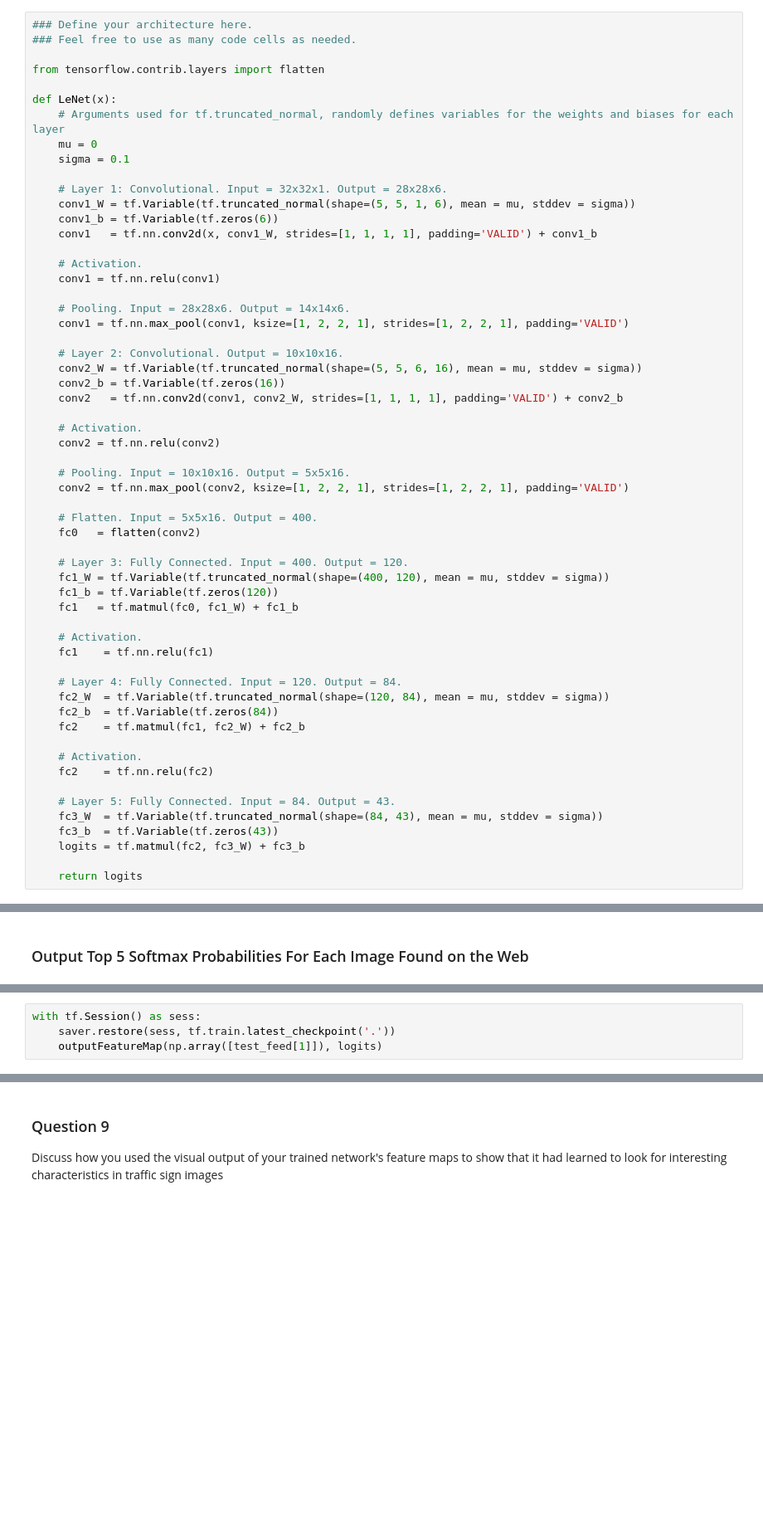
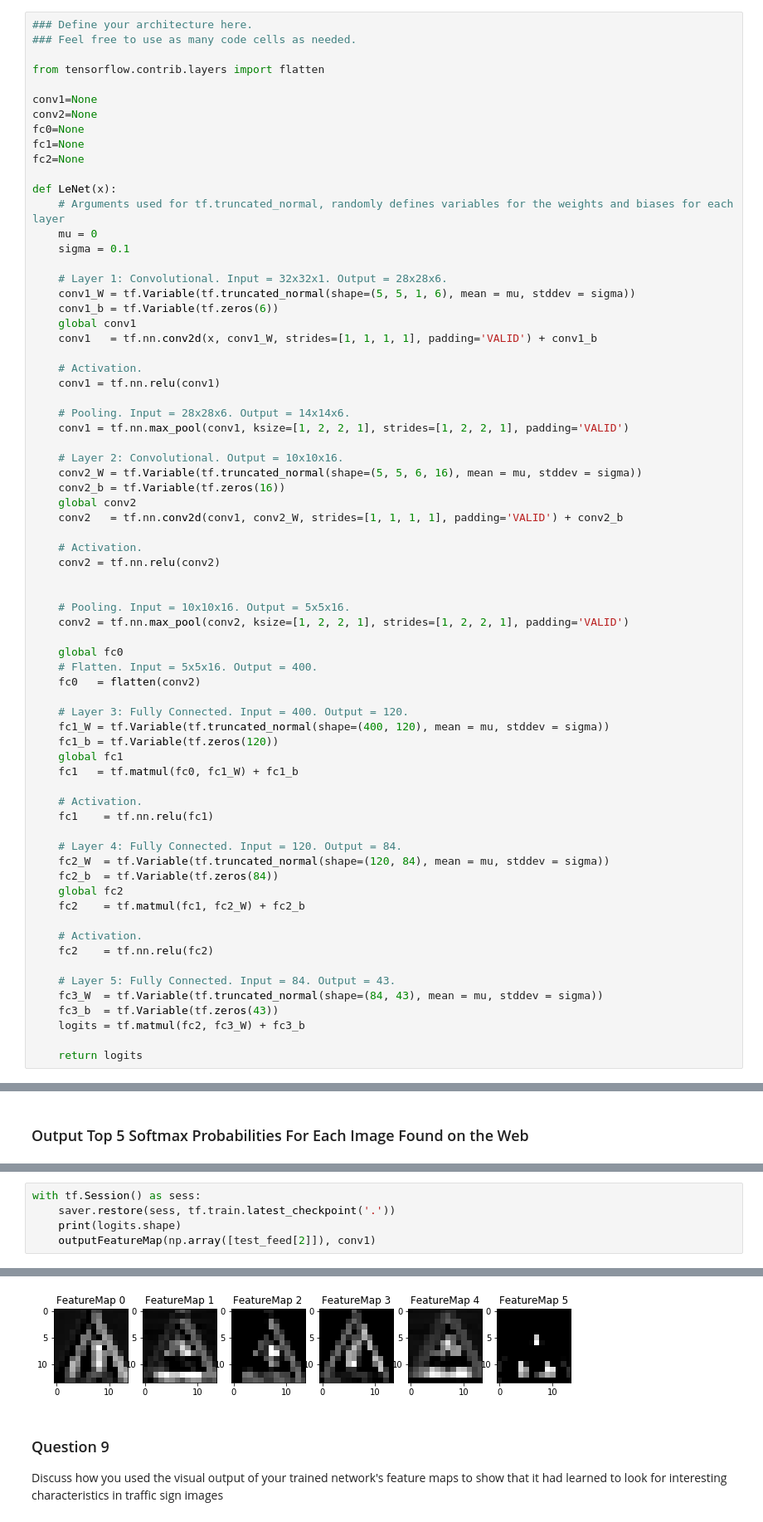
Before and after one commit to msaadnawaz/CarND, a Jupyter notebook: CarND-Traffic-Sign-Classifier-Project/Traffic_Sign_Classifier.ipynb, the cells around one changed output, grey strips where cells are left out. Shown: that part at 83% size. Saved outputs shown, nothing was run; the diff lists cells and outputs as text; blank space fills up the shorter version.

```diff
--- a/CarND-Traffic-Sign-Classifier-Project/Traffic_Sign_Classifier.ipynb
+++ b/CarND-Traffic-Sign-Classifier-Project/Traffic_Sign_Classifier.ipynb
@@ -200,6 +200,12 @@ BATCH_SIZE = 64
 ### Feel free to use as many code cells as needed.
 
 from tensorflow.contrib.layers import flatten
+
+conv1=None
+conv2=None
+fc0=None
+fc1=None
+fc2=None
 
 def LeNet(x):
     # Arguments used for tf.truncated_normal, randomly defines variables for the weights and biases for each layer
@@ -209,6 +215,7 @@ def LeNet(x):
     # Layer 1: Convolutional. Input = 32x32x1. Output = 28x28x6.
     conv1_W = tf.Variable(tf.truncated_normal(shape=(5, 5, 1, 6), mean = mu, stddev = sigma))
     conv1_b = tf.Variable(tf.zeros(6))
+    global conv1
     conv1   = tf.nn.conv2d(x, conv1_W, strides=[1, 1, 1, 1], padding='VALID') + conv1_b
 
     # Activation.
@@ -220,20 +227,24 @@ def LeNet(x):
     # Layer 2: Convolutional. Output = 10x10x16.
     conv2_W = tf.Variable(tf.truncated_normal(shape=(5, 5, 6, 16), mean = mu, stddev = sigma))
     conv2_b = tf.Variable(tf.zeros(16))
+    global conv2
     conv2   = tf.nn.conv2d(conv1, conv2_W, strides=[1, 1, 1, 1], padding='VALID') + conv2_b
 
     # Activation.
     conv2 = tf.nn.relu(conv2)
 
+
     # Pooling. Input = 10x10x16. Output = 5x5x16.
     conv2 = tf.nn.max_pool(conv2, ksize=[1, 2, 2, 1], strides=[1, 2, 2, 1], padding='VALID')
 
+    global fc0
     # Flatten. Input = 5x5x16. Output = 400.
     fc0   = flatten(conv2)
 
     # Layer 3: Fully Connected. Input = 400. Output = 120.
     fc1_W = tf.Variable(tf.truncated_normal(shape=(400, 120), mean = mu, stddev = sigma))
     fc1_b = tf.Variable(tf.zeros(120))
+    global fc1
     fc1   = tf.matmul(fc0, fc1_W) + fc1_b
 
     # Activation.
@@ -242,6 +253,7 @@ def LeNet(x):
     # Layer 4: Fully Connected. Input = 120. Output = 84.
     fc2_W  = tf.Variable(tf.truncated_normal(shape=(120, 84), mean = mu, stddev = sigma))
     fc2_b  = tf.Variable(tf.zeros(84))
+    global fc2
     fc2    = tf.matmul(fc1, fc2_W) + fc2_b
 
     # Activation.
@@ -562,5 +575,6 @@ def outputFeatureMap(image_input, tf_activation, activation_min=-1, activation_m
 # %%
 with tf.Session() as sess:
     saver.restore(sess, tf.train.latest_checkpoint('.'))
-    outputFeatureMap(np.array([test_feed[1]]), logits)
+    print(logits.shape)
+    outputFeatureMap(np.array([test_feed[2]]), conv1)
 # %% [output]
@@ -568,3 +583,4 @@ IndexError: tuple index out of range
+[figure, added]
 # %% [markdown]
 ### Question 9
 
```
Also changed, not shown: parts of 8 cells of this notebook, 4 other files.
